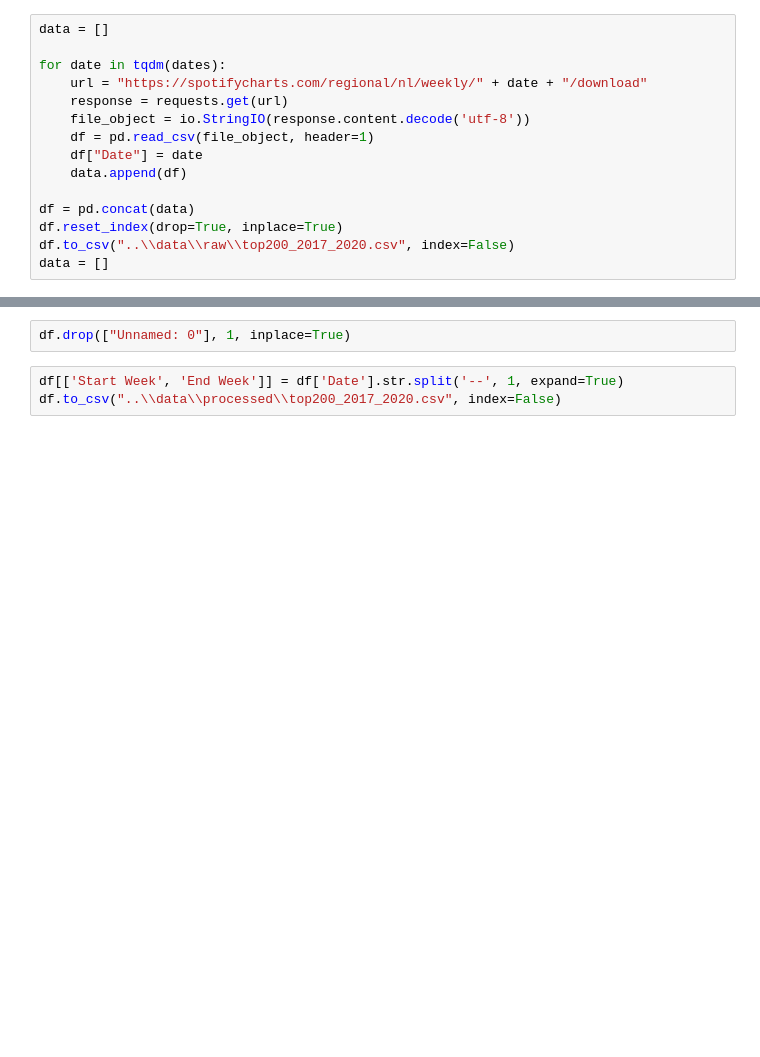
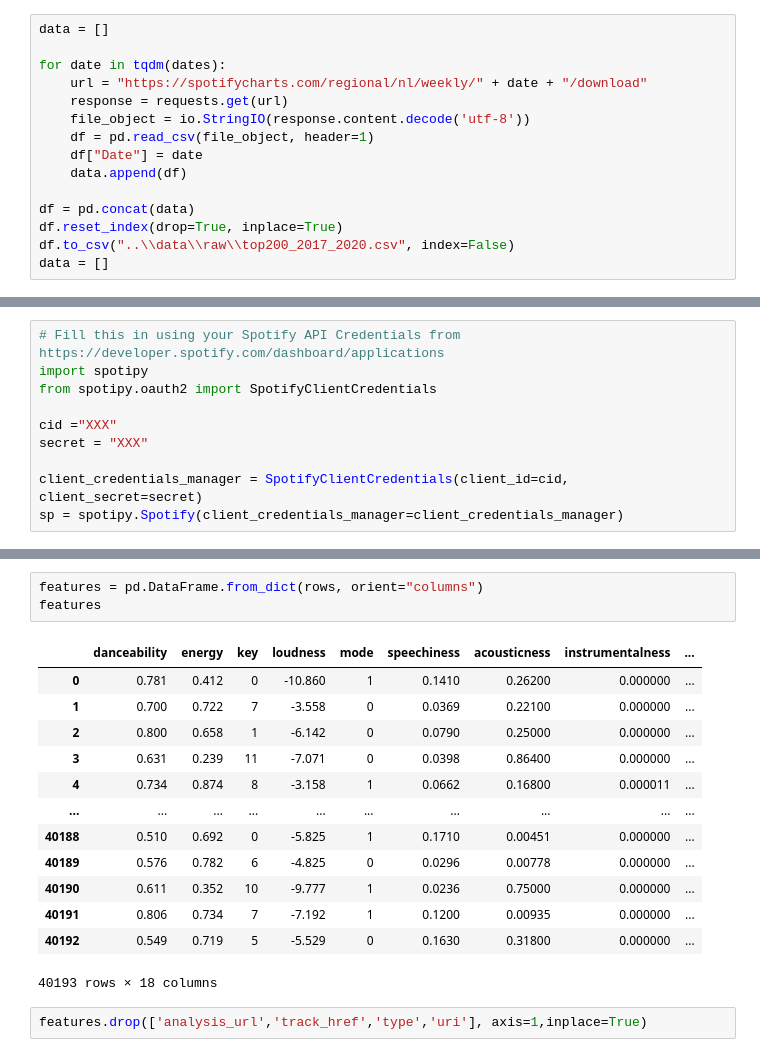
Before and after one commit to ystouthart/covid-19-nl-dashboard, a Jupyter notebook: src/ChangingMusicPreferences.ipynb, the cells around one changed output, grey strips where cells are left out. Cells and saved outputs as stored; diff of their text form; blank space fills up the shorter version.

```diff
--- a/src/ChangingMusicPreferences.ipynb
+++ b/src/ChangingMusicPreferences.ipynb
@@ -84,0 +104,10 @@ df
+# %%
+# Fill this in using your Spotify API Credentials from https://developer.spotify.com/dashboard/applications
+import spotipy
+from spotipy.oauth2 import SpotifyClientCredentials
+
+cid ="XXX"
+secret = "XXX"
+
+client_credentials_manager = SpotifyClientCredentials(client_id=cid, client_secret=secret)
+sp = spotipy.Spotify(client_credentials_manager=client_credentials_manager)
@@ -85,5 +133,19 @@ df
+# %%
+features = pd.DataFrame.from_dict(rows, orient="columns")
+features
+# %% [output]
+|  | danceability | energy | key | loudness | mode | speechiness | acousticness | instrumentalness | ... |
+| 0 | 0.781 | 0.412 | 0 | -10.860 | 1 | 0.1410 | 0.26200 | 0.000000 | ... |
+| 1 | 0.700 | 0.722 | 7 | -3.558 | 0 | 0.0369 | 0.22100 | 0.000000 | ... |
+| 2 | 0.800 | 0.658 | 1 | -6.142 | 0 | 0.0790 | 0.25000 | 0.000000 | ... |
+| 3 | 0.631 | 0.239 | 11 | -7.071 | 0 | 0.0398 | 0.86400 | 0.000000 | ... |
+| 4 | 0.734 | 0.874 | 8 | -3.158 | 1 | 0.0662 | 0.16800 | 0.000011 | ... |
+| ... | ... | ... | ... | ... | ... | ... | ... | ... | ... |
+| 40188 | 0.510 | 0.692 | 0 | -5.825 | 1 | 0.1710 | 0.00451 | 0.000000 | ... |
+| 40189 | 0.576 | 0.782 | 6 | -4.825 | 0 | 0.0296 | 0.00778 | 0.000000 | ... |
+| 40190 | 0.611 | 0.352 | 10 | -9.777 | 1 | 0.0236 | 0.75000 | 0.000000 | ... |
+| 40191 | 0.806 | 0.734 | 7 | -7.192 | 1 | 0.1200 | 0.00935 | 0.000000 | ... |
+| 40192 | 0.549 | 0.719 | 5 | -5.529 | 0 | 0.1630 | 0.31800 | 0.000000 | ... |
+40193 rows × 18 columns
 # %%
-df.drop(["Unnamed: 0"], 1, inplace=True)
+features.drop(['analysis_url','track_href','type','uri'], axis=1,inplace=True)
-# %%
-df[['Start Week', 'End Week']] = df['Date'].str.split('--', 1, expand=True)
-df.to_csv("..\\data\\processed\\top200_2017_2020.csv", index=False)
```
Also changed, not shown: parts of 18 cells of this notebook, 1 other file.
